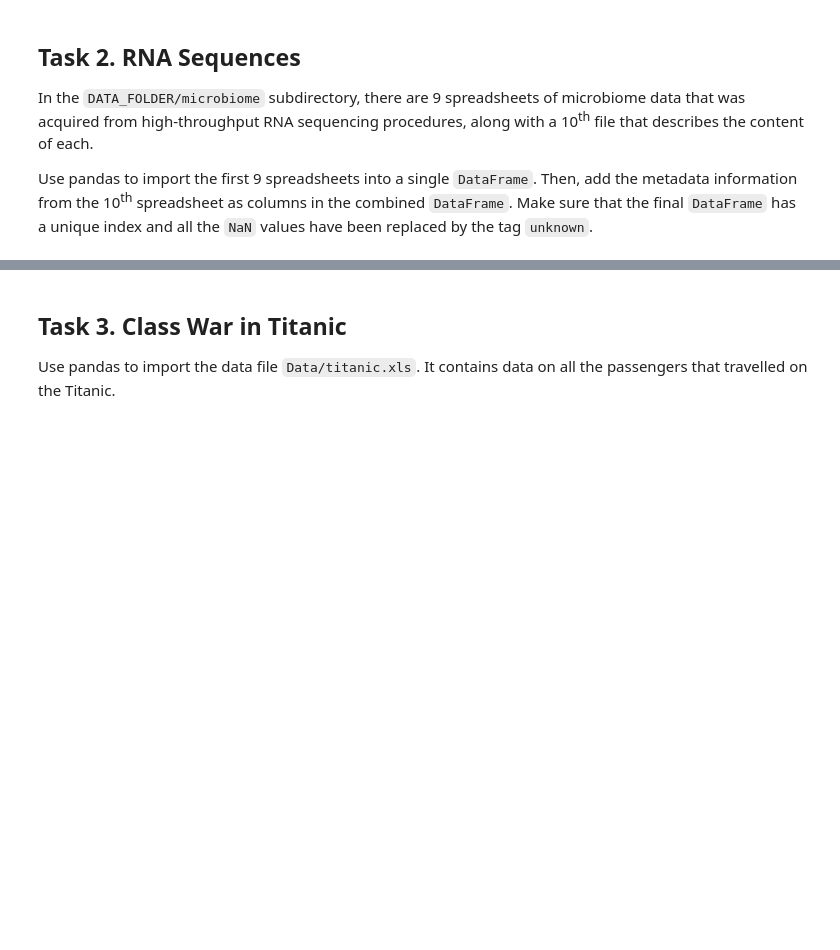
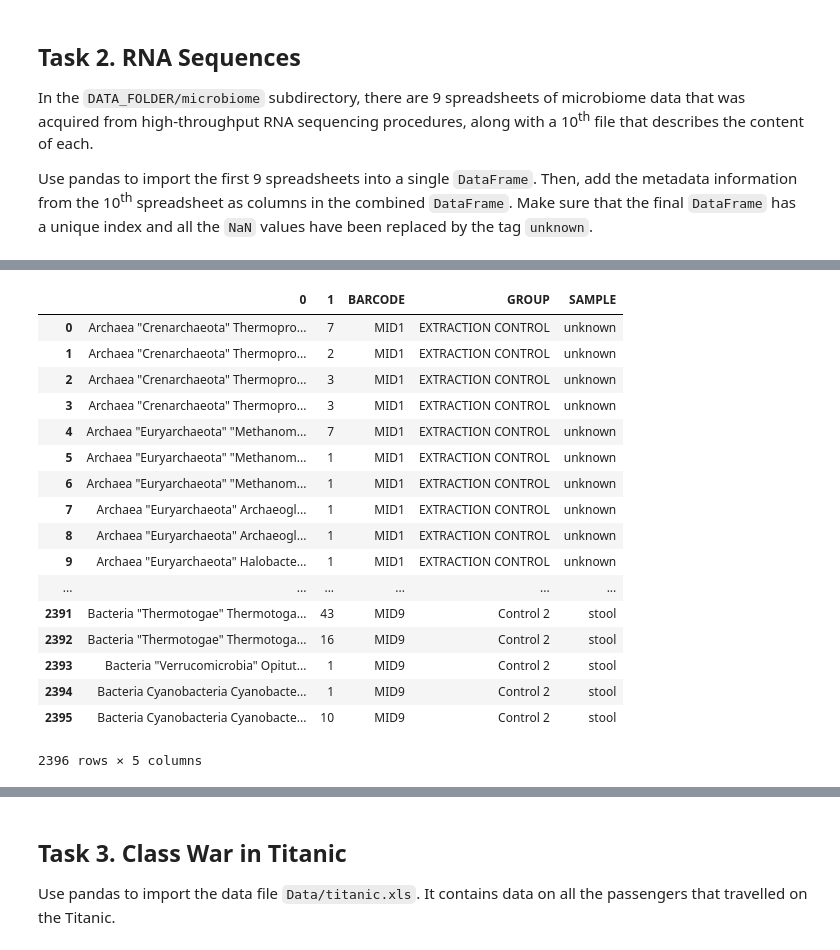
Before and after one commit to khalidomari/ADA2017, a Jupyter notebook: 01 - Pandas and Data Wrangling/Homework 1_Simao.ipynb, the cells around one changed output, grey strips where cells are left out. Saved outputs shown, nothing was run; the diff lists cells and outputs as text; code cells hidden in the pictures; blank space fills up the shorter version.

```diff
--- a/01 - Pandas and Data Wrangling/Homework 1_Simao.ipynb
+++ b/01 - Pandas and Data Wrangling/Homework 1_Simao.ipynb
@@ -220,0 +226,17 @@ Make sure that the final `DataFrame` has a unique index and all the `NaN` values
+# %%
+#IMPORT MICROBIOME DATA
+path = 'Data/microbiome'
+allFiles = glob.glob(path +  "/*.xls")
+file_counter = 0
+microbiome_dfs = []
+
+for file_ in allFiles:
+    if file_counter > 0:
+        microbiome_file = pd.read_excel(file_, header=None)
+        microbiome_file['BARCODE'] = 'MID'+ str(file_counter)
+        microbiome_dfs.append(microbiome_file)
+    file_counter += 1
+
+microbiome = pd.concat(microbiome_dfs, ignore_index = True)
+
+microbiome
@@ -220,0 +262,3 @@ Make sure that the final `DataFrame` has a unique index and all the `NaN` values
+# %%
+metadata = pd.read_excel('Data/microbiome/metadata.xls')
+metadata
@@ -220,0 +276,24 @@ Make sure that the final `DataFrame` has a unique index and all the `NaN` values
+# %%
+microbiome = pd.merge(microbiome, metadata)
+# %%
+microbiome = microbiome.fillna('unknown')
+microbiome
+# %% [output]
+|  | 0 | 1 | BARCODE | GROUP | SAMPLE |
+| 0 | Archaea "Crenarchaeota" Thermopro... | 7 | MID1 | EXTRACTION CONTROL | unknown |
+| 1 | Archaea "Crenarchaeota" Thermopro... | 2 | MID1 | EXTRACTION CONTROL | unknown |
+| 2 | Archaea "Crenarchaeota" Thermopro... | 3 | MID1 | EXTRACTION CONTROL | unknown |
+| 3 | Archaea "Crenarchaeota" Thermopro... | 3 | MID1 | EXTRACTION CONTROL | unknown |
+| 4 | Archaea "Euryarchaeota" "Methanom... | 7 | MID1 | EXTRACTION CONTROL | unknown |
+| 5 | Archaea "Euryarchaeota" "Methanom... | 1 | MID1 | EXTRACTION CONTROL | unknown |
+| 6 | Archaea "Euryarchaeota" "Methanom... | 1 | MID1 | EXTRACTION CONTROL | unknown |
+| 7 | Archaea "Euryarchaeota" Archaeogl... | 1 | MID1 | EXTRACTION CONTROL | unknown |
+| 8 | Archaea "Euryarchaeota" Archaeogl... | 1 | MID1 | EXTRACTION CONTROL | unknown |
+| 9 | Archaea "Euryarchaeota" Halobacte... | 1 | MID1 | EXTRACTION CONTROL | unknown |
+| ... | ... | ... | ... | ... | ... |
+| 2391 | Bacteria "Thermotogae" Thermotoga... | 43 | MID9 | Control 2 | stool |
+| 2392 | Bacteria "Thermotogae" Thermotoga... | 16 | MID9 | Control 2 | stool |
+| 2393 | Bacteria "Verrucomicrobia" Opitut... | 1 | MID9 | Control 2 | stool |
+| 2394 | Bacteria Cyanobacteria Cyanobacte... | 1 | MID9 | Control 2 | stool |
+| 2395 | Bacteria Cyanobacteria Cyanobacte... | 10 | MID9 | Control 2 | stool |
+2396 rows × 5 columns
```
Also changed, not shown: parts of 9 cells of this notebook.
